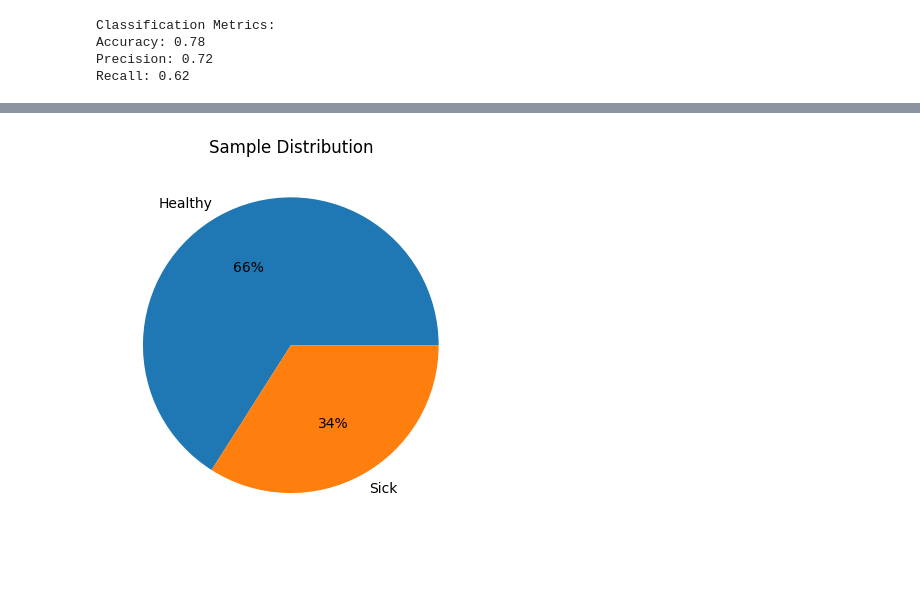
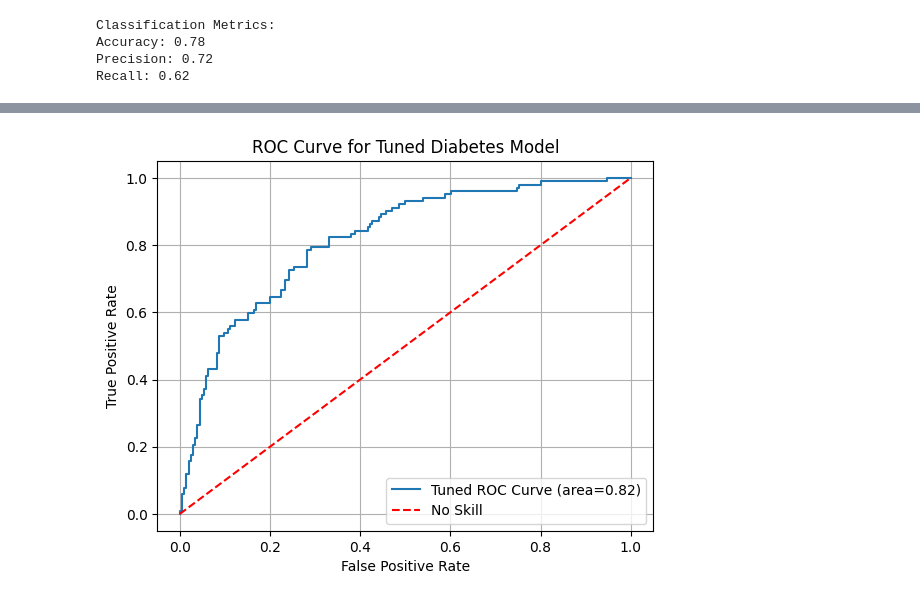
Before and after one commit to kelvinchiluwe/machine-learning, a Jupyter notebook: classif_disease.ipynb, the cells around one changed output, grey strips where cells are left out. Cells and saved outputs as stored; diff of their text form; code cells hidden in the pictures; blank space fills up the shorter version.

```diff
--- a/classif_disease.ipynb
+++ b/classif_disease.ipynb
@@ -109,9 +150,7 @@ plt.show()
 # %%
-import matplotlib.pyplot as plt
-sample_df = df.sample(n=100, random_state=42)
-sample_counts = sample_df[8].value_counts()
-plt.pie(sample_counts, labels=sample_counts.index, autopct='%1.f%%')
-plt.title("Sample Distribution")
-plt.show()
+# import matplotlib.pyplot as plt
+# sample_df = df.sample(n=100, random_state=42)
+# sample_counts = sample_df[8].value_counts()
+# plt.pie(sample_counts, labels=sample_counts.index, autopct='%1.f%%')
+# plt.title("Sample Distribution")
+# plt.show()
-# %% [output]
-[figure, removed]
@@ -117,0 +161,23 @@ plt.show()
+# %%
+# Train a new model with the best parameters
+best_model = LogisticRegression(**best_params, random_state=42)
+best_model.fit(X_train, y_train)
+
+# Get new predictions and probabilities
+y_prob_tuned = best_model.predict_proba(X_test)[:, 1]
+
+# Compute new ROC curve using tuned model
+fpr_tuned, tpr_tuned, _ = roc_curve(y_test, y_prob_tuned)
+roc_auc_tuned = auc(fpr_tuned, tpr_tuned)
+
+# Plot tuned ROC curve
+plt.plot(fpr_tuned, tpr_tuned, label='Tuned ROC Curve (area=%0.2f)' % roc_auc_tuned)
+plt.plot([0, 1], [0, 1], 'r--', label='No Skill')
+plt.xlabel('False Positive Rate')
+plt.ylabel('True Positive Rate')
+plt.title('ROC Curve for Tuned Diabetes Model')
+plt.legend()
+plt.grid(True)
+plt.show()
+# %% [output]
+[figure, added]
```
Also changed, not shown: parts of 5 cells of this notebook.
